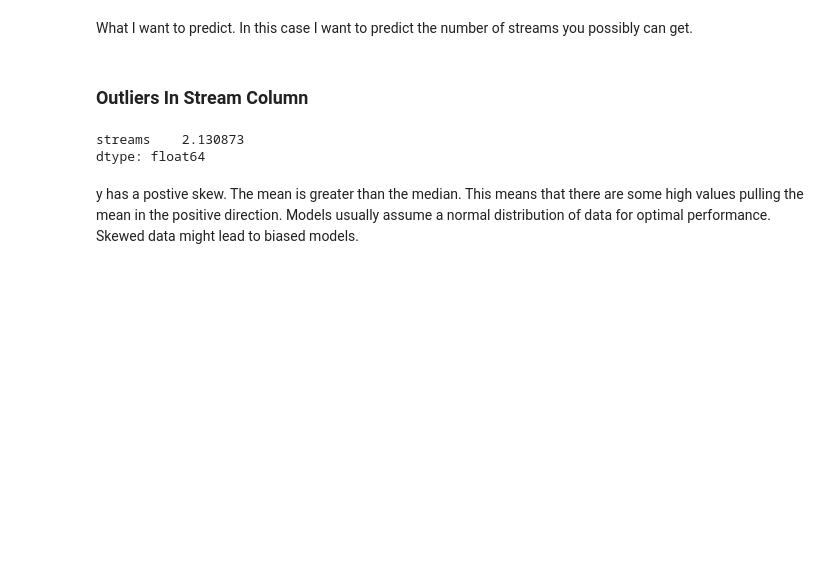
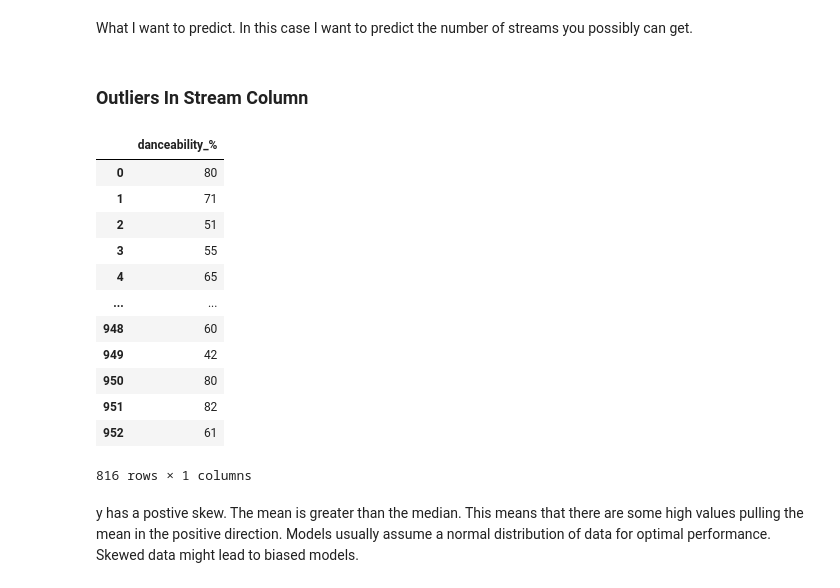
Before and after one commit to epicYellow/Spotify-Banger-Prediction, a Jupyter notebook: SpotifyDatasetModel.ipynb, the cells around one changed output. Cells and saved outputs as stored; diff of their text form; code cells hidden in the pictures; blank space fills up the shorter version.

```diff
--- a/SpotifyDatasetModel.ipynb
+++ b/SpotifyDatasetModel.ipynb
@@ -214,10 +218,21 @@ y = DataFrame(df, columns=['streams'])
 # %% [markdown]
 ### Outliers In Stream Column
 # %%
-y.skew()
+y
 # %% [output]
+|  | danceability_% |
+| 0 | 80 |
+| 1 | 71 |
+| 2 | 51 |
+| 3 | 55 |
+| 4 | 65 |
+| ... | ... |
+| 948 | 60 |
+| 949 | 42 |
+| 950 | 80 |
+| 951 | 82 |
+| 952 | 61 |
-streams    2.130873
-dtype: float64
+816 rows × 1 columns
 # %% [markdown]
 y has a postive skew. The mean is greater than the median. This means that there are some high values pulling the mean in the positive direction. Models usually assume a normal distribution of data for optimal performance. Skewed data might lead to biased models.
 # %%
```
Also changed, not shown: parts of 3 cells of this notebook, 3 other files.
